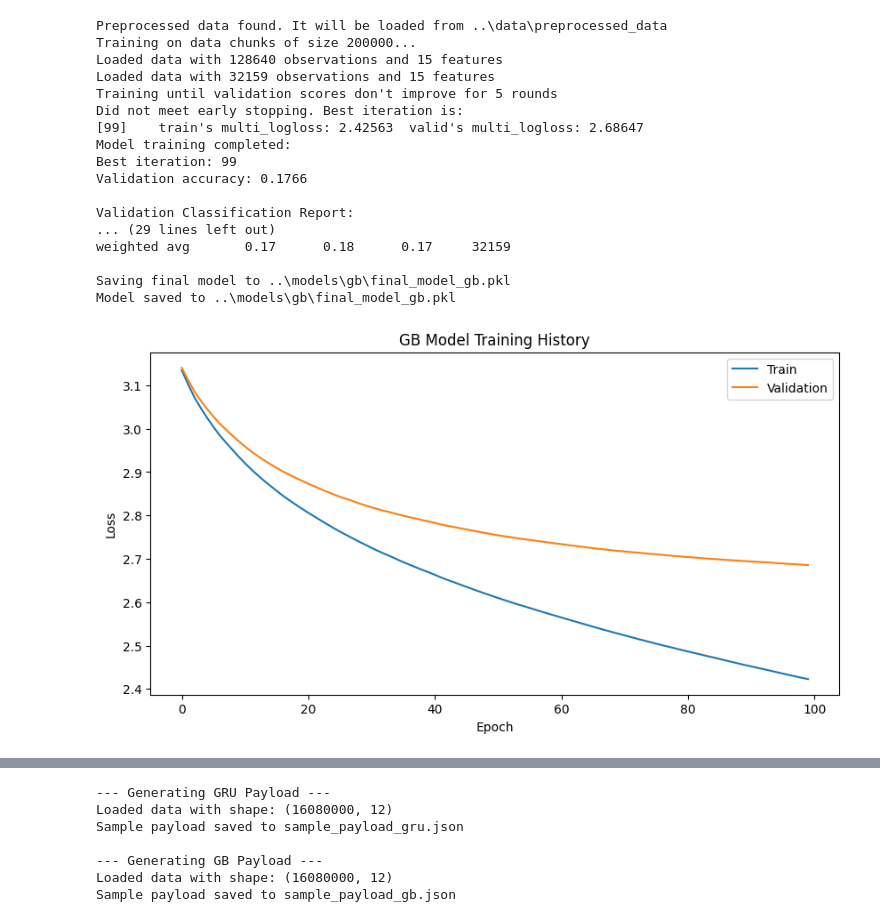
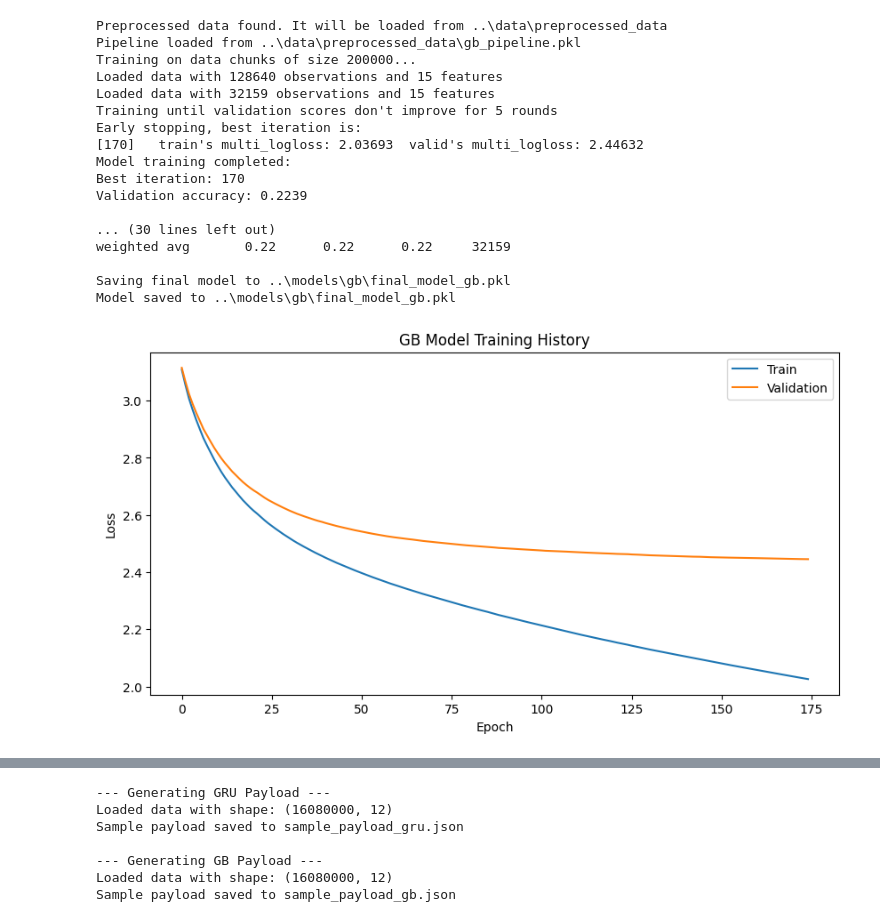
Before and after one commit to egardn/Guess_The_Stock, a Jupyter notebook: notebooks/project.ipynb, the cells around one changed output, grey strips where cells are left out. Drawn from its saved outputs; the diff is of its cells as text; code cells hidden in the pictures.

```diff
--- a/notebooks/project.ipynb
+++ b/notebooks/project.ipynb
@@ -142,11 +185,32 @@ KeyboardInterrupt:
 # %%
-# Configure the Gradient Boosting model
+ # Configure the Gradient Boosting model
 model_type = "gb"
+# Define the features you want to use
+selected_gb_features = [
+    'price_trend_ratio',
+    'return_volatility',
+    'norm_price_range',
+    'rel_price_momentum',
+    'return_autocorr',
+    'mean_rel_spread',
+    'rel_spread_volatility',
+    'spread_trend',
+    'log_volume_imbalance',
+    'volume_imbalance_stability',
+    'volume_trend',
+    'action_transition_rate',
+    'action_diversity',
+    'mean_log_flux',
+    'norm_flux_volatility',
+    # Add or remove features from the list available in GBFeatureExtractor
+]
 params = {
     'chunk_size': 200000,
     'val_split': 0.2,
     'preprocessed_dir': "../data/preprocessed_data",
     'checkpoint_dir': f"../models/{model_type}",
+    'gb_features': selected_gb_features, # <-- Add this line with your desired features
+    # 'gb_features': 'all', # <-- Or use 'all' to keep using all features
     'model_params': {
         'objective': 'multiclass',
         'num_class': 24,  # 24 stocks to classify
@@ -158,44 +222,44 @@ params = {
         'feature_fraction': 0.8,
         'bagging_fraction': 0.8,
         'bagging_freq': 5,
-        'n_estimators': 100,
+        'n_estimators': 200,
         'verbose': -1
     }
 }
 
 # Train the Gradient Boosting model
 model_gb, pipeline_gb, history_gb = train_workflow(
     model_type=model_type,
     X_path="../data/X_train.parquet",
     y_path="../data/y_train.csv",
     **params
 )
 
 # Training history
 plt.figure(figsize=(10, 5))
 plt.plot(history_gb['train_loss'], label='Train')
 plt.plot(history_gb['val_loss'], label='Validation')
 plt.title(f'{model_type.upper()} Model Training History')
 plt.xlabel('Epoch')
 plt.ylabel('Loss')
 plt.legend()
 plt.show()
 # %% [output]
 Preprocessed data found. It will be loaded from ..\data\preprocessed_data
+Pipeline loaded from ..\data\preprocessed_data\gb_pipeline.pkl
 Training on data chunks of size 200000...
 Loaded data with 128640 observations and 15 features
 Loaded data with 32159 observations and 15 features
 Training until validation scores don't improve for 5 rounds
-Did not meet early stopping. Best iteration is:
-[99]    train's multi_logloss: 2.42563  valid's multi_logloss: 2.68647
+Early stopping, best iteration is:
+[170]   train's multi_logloss: 2.03693  valid's multi_logloss: 2.44632
 Model training completed:
-Best iteration: 99
-Validation accuracy: 0.1766
+Best iteration: 170
+Validation accuracy: 0.2239
 
-Validation Classification Report:
-... (29 lines left out)
-weighted avg       0.17      0.18      0.17     32159
+... (30 lines left out)
+weighted avg       0.22      0.22      0.22     32159
 
 Saving final model to ..\models\gb\final_model_gb.pkl
 Model saved to ..\models\gb\final_model_gb.pkl
-[figure, old version]
+[figure, new version]
```
Also changed, not shown: parts of 16 cells of this notebook, 29 other files.
